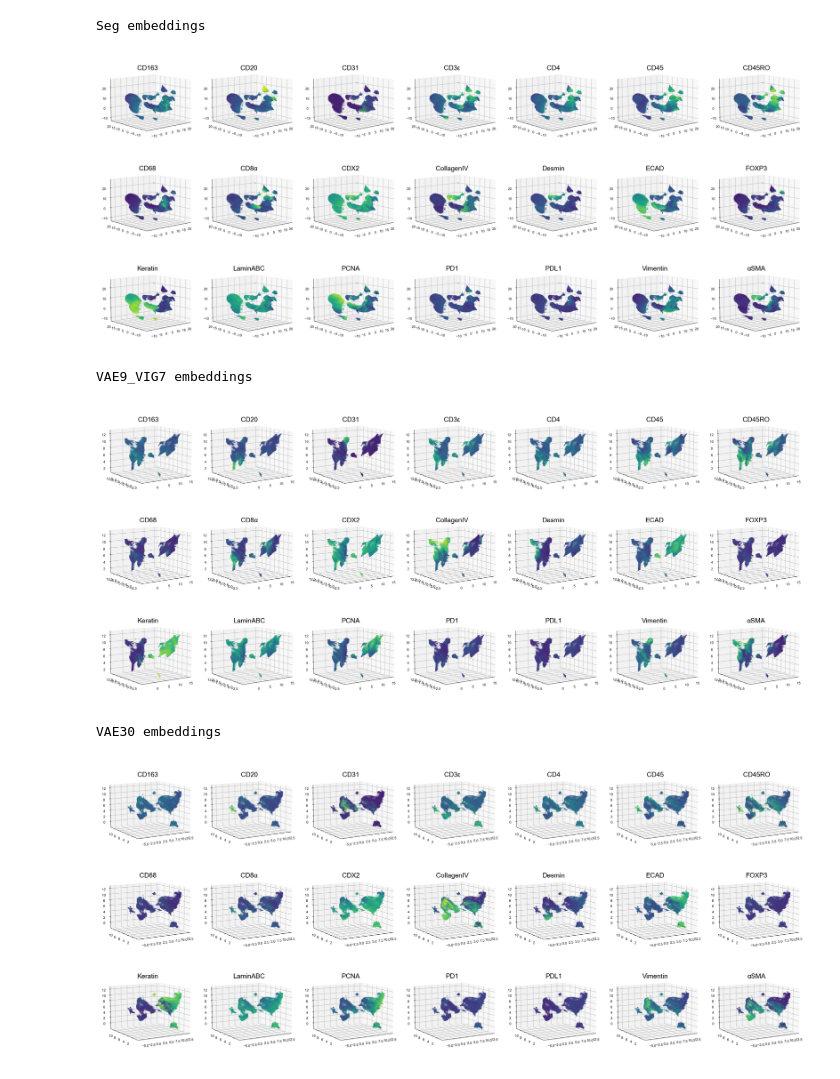
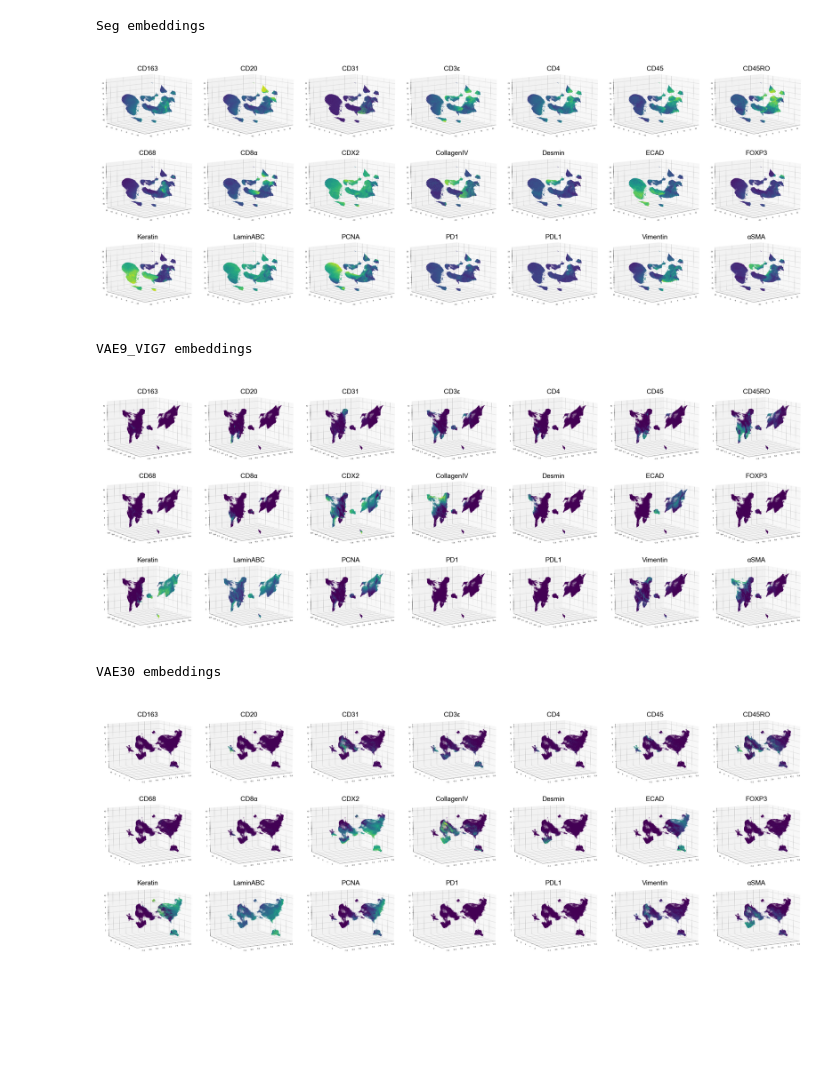
Before and after one commit to labsyspharm/vae-paper, a Jupyter notebook: src/UMAP_channels.ipynb, the cells around one changed output. Saved outputs shown, nothing was run; the diff lists cells and outputs as text; code cells hidden in the pictures; blank space fills up the shorter version.

```diff
--- a/src/UMAP_channels.ipynb
+++ b/src/UMAP_channels.ipynb
@@ -17,6 +20,8 @@ seg = pd.read_parquet(os.path.join(os.getcwd(), 'input/CRC-097_clean_cylinter_cl
 cols = [i.split('_nucleiRingMask')[0] for i in seg.columns]
 seg.columns = cols
 
+X_tricolor = np.load(os.path.join(os.getcwd(), 'input/VAE9_VIG7/6_latent_space_LD412/for_tricolor/X_transform.npy'))
+
 out = os.path.join(os.getcwd(), 'output/umap_channels')
 if not os.path.exists(out):
     os.makedirs(out)
@@ -29,5 +34,12 @@ ch_dict = {
     'Ecad_488': 'ECAD', 'Vimentin_555': 'Vimentin', 'CDX2_647': 'CDX2', 'LaminABC_488': 'LaminABC',
     'Desmin_555': 'Desmin', 'CD31_647': 'CD31', 'PCNA_488': 'PCNA', 'CollagenIV_647': 'CollagenIV'
 }
+markers = {
+    'anti_CD3': 0, 'anti_CD45RO': 1, 'Keratin_570': 2, 'aSMA_660': 3,
+    'CD4_488': 4, 'CD45_PE': 5, 'PD1_647': 6, 'CD20_488': 7, 'CD68_555': 8,
+    'CD8a_660': 9, 'CD163_488': 10, 'FOXP3_570': 11, 'PDL1_647': 12,
+    'Ecad_488': 13, 'Vimentin_555': 14, 'CDX2_647': 15, 'LaminABC_488': 16,
+    'Desmin_555': 17, 'CD31_647': 18, 'PCNA_488': 19, 'CollagenIV_647': 20
+}
 # %%
 # generate individual channel PNG image files
@@ -77,36 +102,48 @@ for name, emb, data in zip(['Seg', 'VAE9_VIG7', 'VAE30'], ['emb', 'VAE9_VIG7_emb
 # %%
 plt.rcParams['font.family'] = 'Arial'
 
-for name, emb in zip(['Seg', 'VAE9_VIG7', 'VAE30'], ['Seg_emb', 'VAE9_VIG7_emb', 'VAE30_emb']):
+channel_out = os.path.join(os.getcwd(), 'output/umap_channels/channels')
+if not os.path.exists(channel_out):
+    os.makedirs(channel_out)
 
-    print(f'{name} embeddings')
+for emb in ['Seg_emb', 'VAE9_VIG7_emb', 'VAE30_emb']:
+
+    print(f'{emb.split("_emb")[0]} embeddings')
+    data = main.copy()
+
+    if emb in ['VAE9_VIG7_emb', 'VAE30_emb']:
+        data = pd.DataFrame(columns=[i for i in markers.keys()], data=medians_tricolor)
+        data[f'{emb}1'] = main[f'{emb}1']
+        data[f'{emb}2'] = main[f'{emb}2']
+        data[f'{emb}3'] = main[f'{emb}3']
 
     # generate individual channel PNG image files
     for ch in ch_dict.keys():
-        if not os.path.exists(os.path.join(out, f'{ch}_{name}.png')):
+        if not os.path.exists(os.path.join(channel_out, f'{ch}_{emb.split("_emb")[0]}.png')):
 
-            fig = plt.figure()
+            fig = plt.figure(figsize=(10, 10))
             ax = plt.axes(projection='3d', computed_zorder=False)
 
-            if name == 'Seg':
+            if emb == 'Seg_emb':
                 ax.view_init(elev=10, azim=230)
-            elif name == 'VAE9_VIG7':
+            elif emb == 'VAE9_VIG7_emb':
                 ax.view_init(elev=10, azim=236)
-            elif name == 'VAE30':
+            elif emb == 'VAE30_emb':
                 ax.view_init(elev=10, azim=240)
 
             ax.scatter(
-                main[f'{emb}1'],
-                main[f'{emb}2'],
-                main[f'{emb}3'],
-                c=main[ch], linewidth=0.1,
-                s=150000 / len(main)
+                data[f'{emb}1'],
+                data[f'{emb}2'],
+                data[f'{emb}3'],
+                c=data[ch], linewidth=0.1,
+                s=500000 / len(data)
             )
+
             ax.axis('auto')
             ax.tick_params(labelsize=10)
             ax.grid(True)
             plt.savefig(
-                os.path.join(out, f"{ch}_{name}.png"), bbox_inches='tight', dpi=800
+                os.path.join(channel_out, f'{ch}_{emb.split("_emb")[0]}.png'), bbox_inches='tight', dpi=800
             )
             plt.close('all')
 
@@ -119,43 +156,44 @@ for name, emb in zip(['Seg', 'VAE9_VIG7', 'VAE30'], ['Seg_emb', 'VAE9_VIG7_emb',
     )
 
     long_table = pd.DataFrame(columns=['channel', 'image'])
-    for e, file in enumerate(os.listdir(out)):
-        if (name in file and not file.startswith('.') and not file.endswith(f'combined_{name}.png')
-            and not file.endswith(f'tricolor_{name}.png')):
-            channel_name = ch_dict[file.split(f'_{name}.png')[0]]
-            img = Image.open(os.path.join(out, file))
+    for e, file in enumerate(os.listdir(channel_out)):
+        if (emb.split("_emb")[0] in file and not file.startswith('.') and not file.endswith(f'combined_{emb.split("_emb")[0]}.png')
+            and not file.endswith(f'tricolor_{emb.split("_emb")[0]}.png')):
+            channel_name = ch_dict[file.split(f'_{emb.split("_emb")[0]}.png')[0]]
+            img = Image.open(os.path.join(channel_out, file))
             arr = asarray(img)
             long_table.loc[e, 'channel'] = channel_name
             long_table.loc[e, 'image'] = arr
 
     long_table.sort_values(by='channel', inplace=True)
 
     g = sns.FacetGrid(
         long_table, col='channel', col_wrap=7, sharex=False, sharey=False,
         height=3.0, aspect=1.0
     )
+    g.fig.subplots_adjust(hspace=-0.55)
     g.map(
         lambda image, **kwargs: (plt.imshow(image.values[0]), plt.grid(False)), 'image'
     )
 
     for ax in g.axes.flatten():
         ax.axis('off')
 
     g.set_titles(col_template="{col_name}", size=14, fontweight='normal', y=0.81)
 
     g.fig.tight_layout()
 
     plt.savefig(
-        os.path.join(out, f'combined_{name}.png'), bbox_inches='tight', dpi=800
+        os.path.join(out, f'combined_{emb.split("_emb")[0]}.png'), bbox_inches='tight', dpi=800
     )
     plt.show()
     plt.close('all')
 
     print()
 # %% [output]
 Seg embeddings
-[figure, old version]
+[figure, new version]
 VAE9_VIG7 embeddings
-[figure, old version]
+[figure, new version]
 VAE30 embeddings
-[figure, old version]
+[figure, new version]
```
Also changed, not shown: parts of 2 cells of this notebook, 29 other files.
